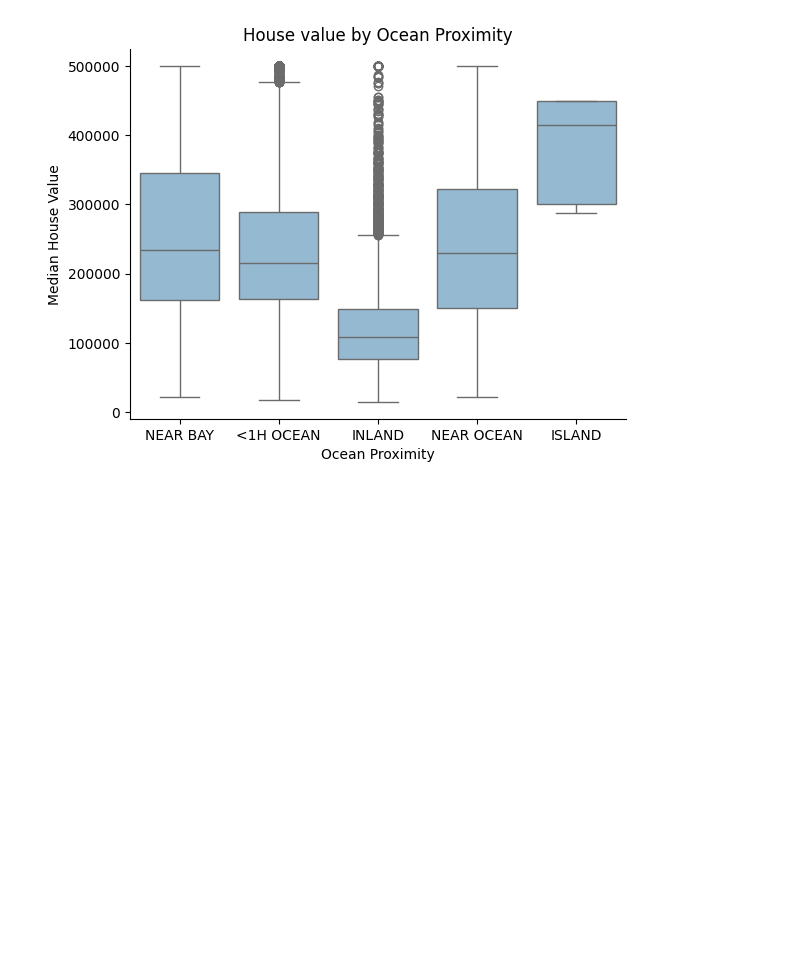
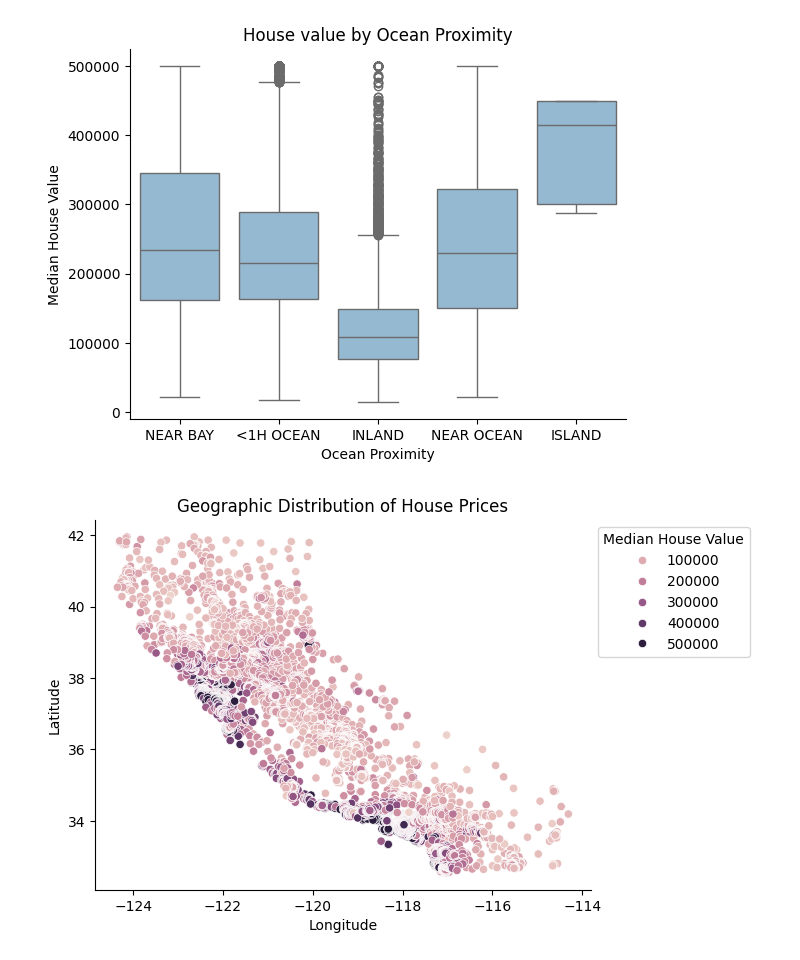
Before and after one commit to akhilvarshney9/EDA-Project, a Jupyter notebook: eda_project.ipynb, the cells around one changed output. Saved outputs shown, nothing was run; the diff lists cells and outputs as text; code cells hidden in the pictures; blank space fills up the shorter version.

```diff
--- a/eda_project.ipynb
+++ b/eda_project.ipynb
@@ -159,3 +159,15 @@ plt.gca().spines[['top','right']].set_visible(False)
 plt.show()
 # %% [output]
 [figure]
+# %%
+# geospatial distribution
+# house pricing distribution by gps
+sns.scatterplot(data = df, x = 'longitude', y = 'latitude', hue = 'median_house_value')
+plt.title('Geographic Distribution of House Prices')
+plt.xlabel('Longitude')
+plt.ylabel('Latitude')
+plt.legend(title = 'Median House Value', bbox_to_anchor = (1, 1), loc = 'upper left')
+plt.gca().spines[['top', 'right']].set_visible(False)
+plt.show()
+# %% [output]
+[figure, added]
```
Also changed, not shown: parts of 5 cells of this notebook.
